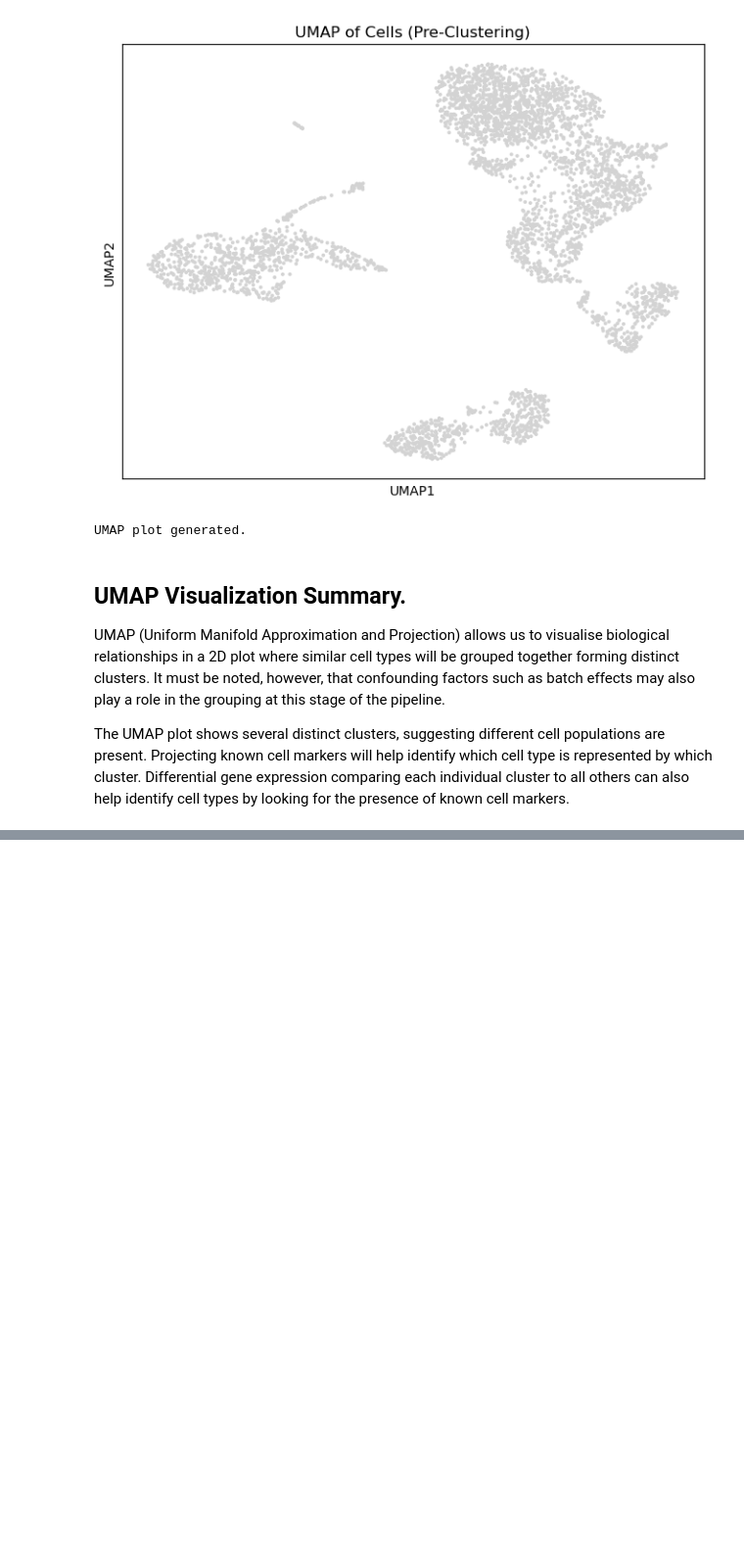
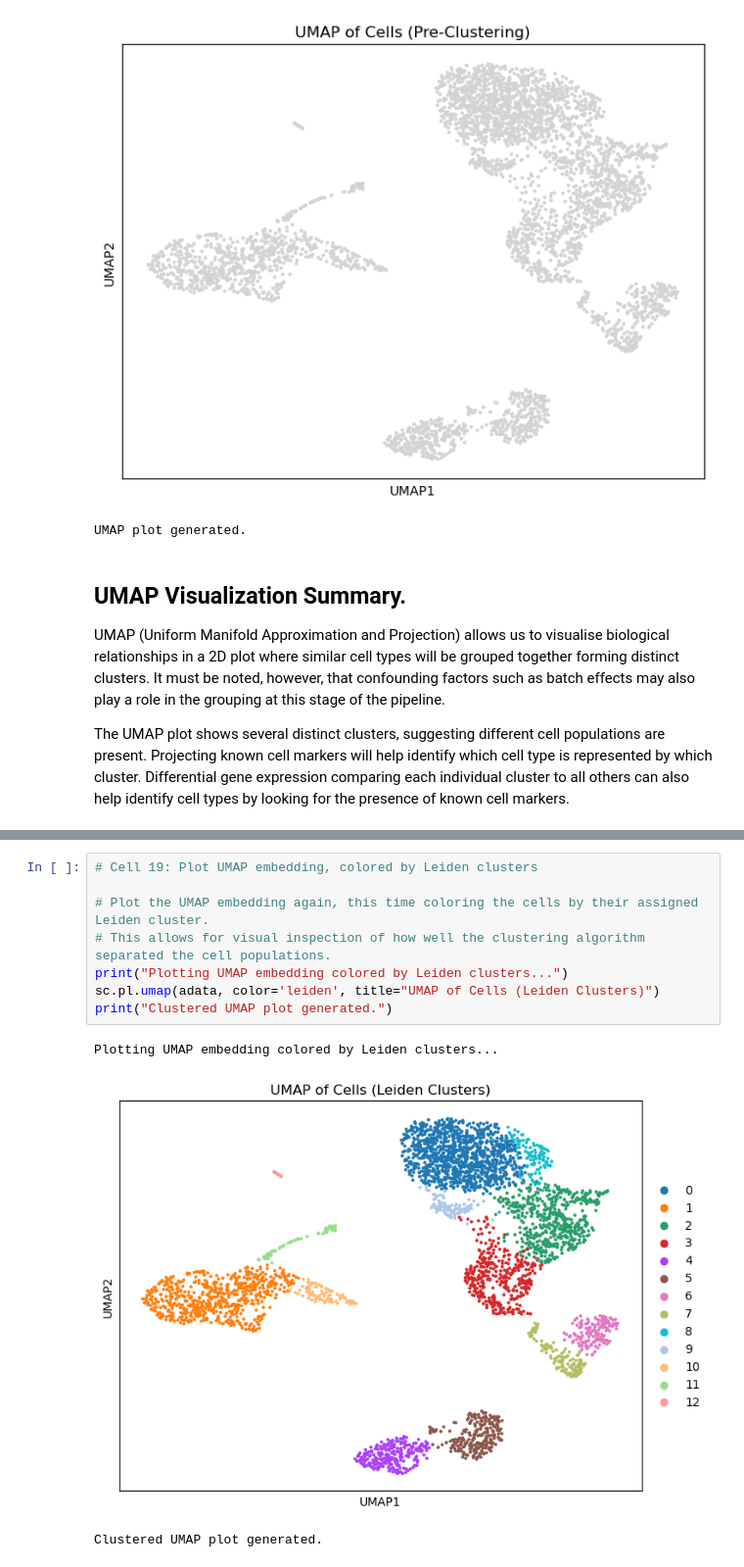
Before and after one commit to adabyt/scrnaseq_analysis_project, a Jupyter notebook: 01_initial_data_exploration.ipynb, the cells around one changed output, grey strips where cells are left out. Shown at 98% size. Saved outputs shown, nothing was run; the diff lists cells and outputs as text; blank space fills up the shorter version.

Commit message:
Perform Leiden clustering and analyze cluster structure on UMAP.

```diff
--- a/01_initial_data_exploration.ipynb
+++ b/01_initial_data_exploration.ipynb
@@ -416,0 +435,12 @@ The UMAP plot shows several distinct clusters, suggesting different cell populat
+# %%
+# Cell 19: Plot UMAP embedding, colored by Leiden clusters
+
+# Plot the UMAP embedding again, this time coloring the cells by their assigned Leiden cluster.
+# This allows for visual inspection of how well the clustering algorithm separated the cell populations.
+print("Plotting UMAP embedding colored by Leiden clusters...")
+sc.pl.umap(adata, color='leiden', title="UMAP of Cells (Leiden Clusters)")
+print("Clustered UMAP plot generated.")
+# %% [output]
+Plotting UMAP embedding colored by Leiden clusters...
+[figure, added]
+Clustered UMAP plot generated.
```
Also changed, not shown: parts of 2 cells of this notebook.
